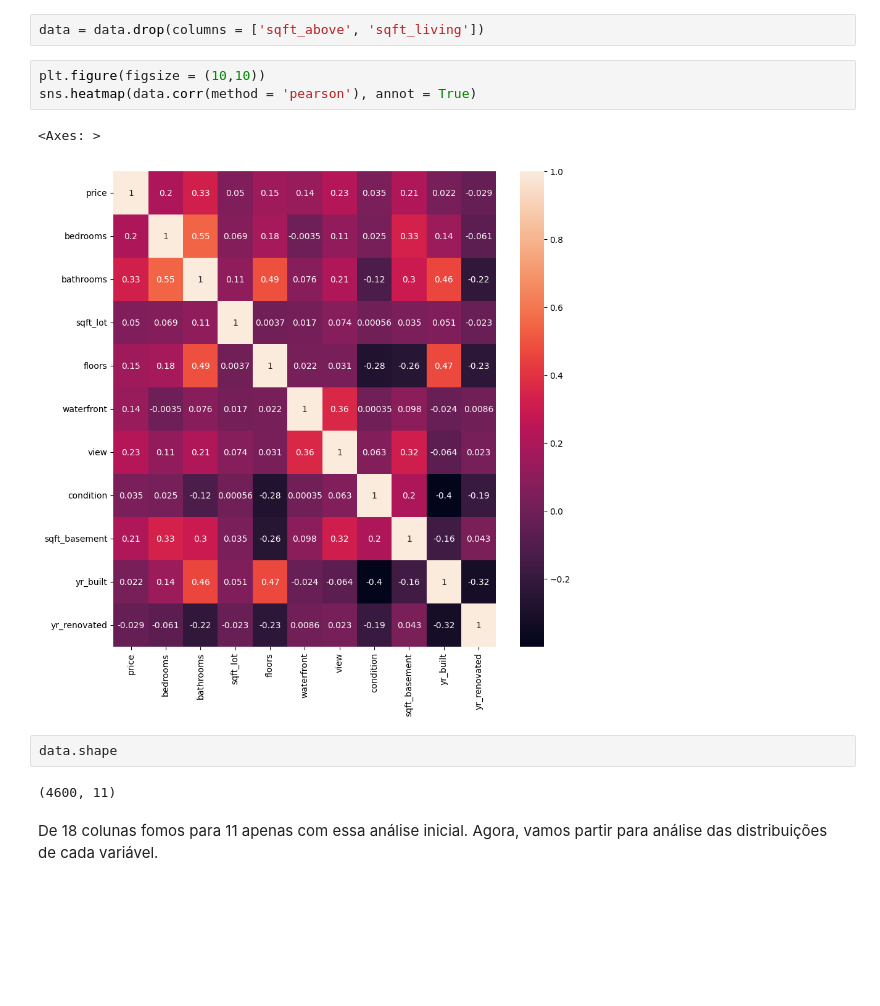
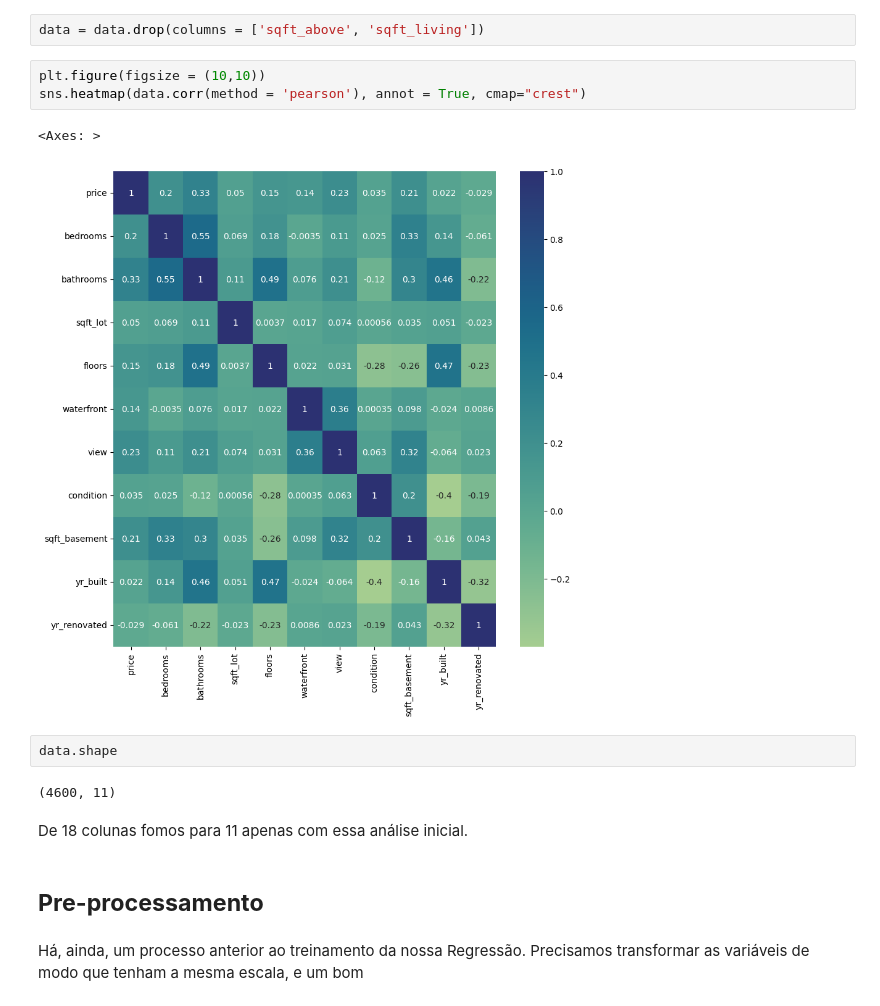
Before and after one commit to gabriellfelipe7/Predction_HousePrice, a Jupyter notebook: House_Price_Prediction.ipynb, the cells around one changed output. Cells and saved outputs as stored; diff of their text form; blank space fills up the shorter version.

```diff
--- a/House_Price_Prediction.ipynb
+++ b/House_Price_Prediction.ipynb
@@ -132,13 +127,17 @@ Por experiência, observamos que colunas preditoras que possuem correlações al
 data = data.drop(columns = ['sqft_above', 'sqft_living'])
 # %%
 plt.figure(figsize = (10,10))
-sns.heatmap(data.corr(method = 'pearson'), annot = True)
+sns.heatmap(data.corr(method = 'pearson'), annot = True, cmap="crest")
 # %% [output]
 <Axes: >
-[figure, old version]
+[figure, new version]
 # %%
 data.shape
 # %% [output]
 (4600, 11)
 # %% [markdown]
-De 18 colunas fomos para 11 apenas com essa análise inicial. Agora, vamos partir para análise das distribuições de cada variável.
+De 18 colunas fomos para 11 apenas com essa análise inicial.
+# %% [markdown]
+## **Pre-processamento**
+# %% [markdown]
+Há, ainda, um processo anterior ao treinamento da nossa Regressão. Precisamos transformar as variáveis de modo que tenham a mesma escala, e um bom
```
Also changed, not shown: parts of 2 cells of this notebook.
